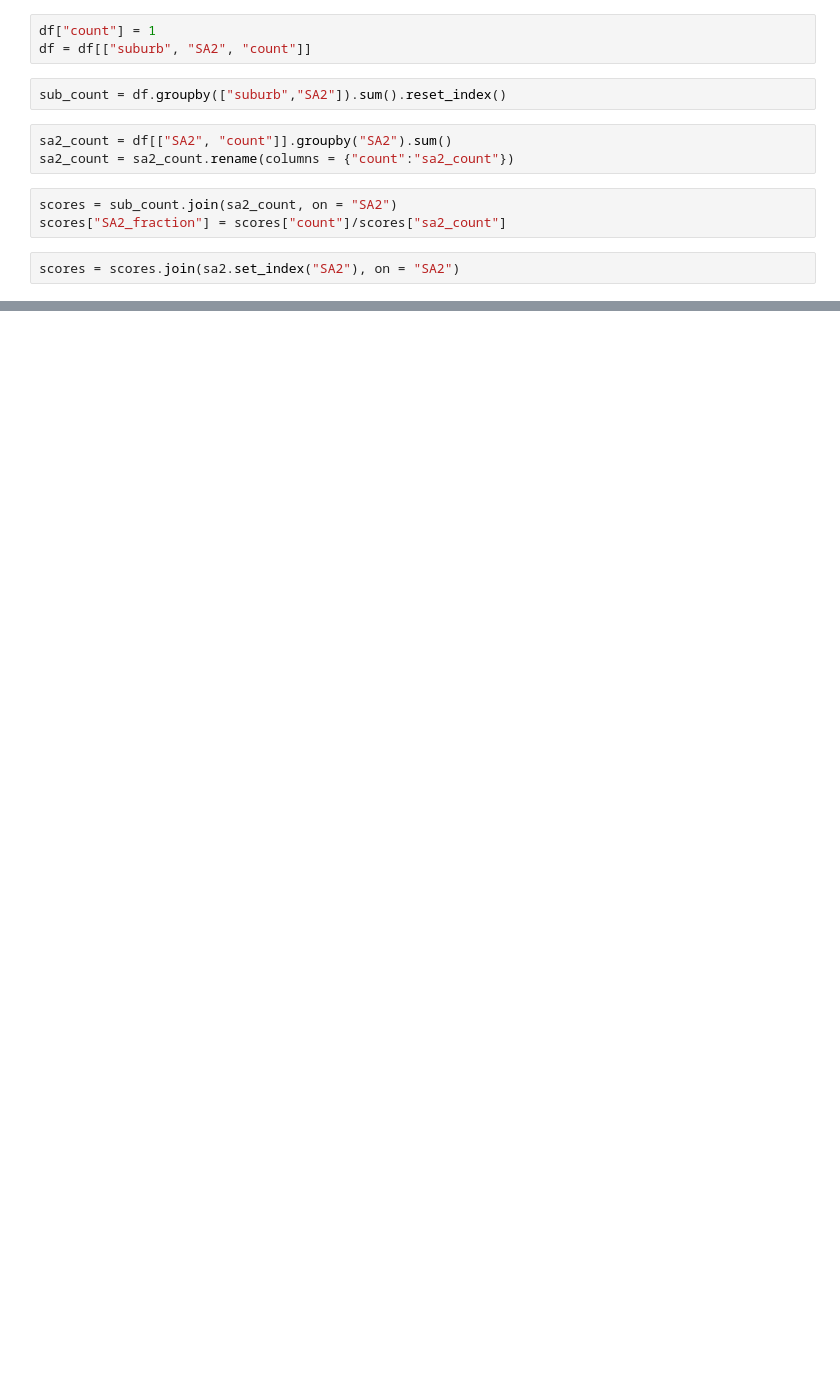
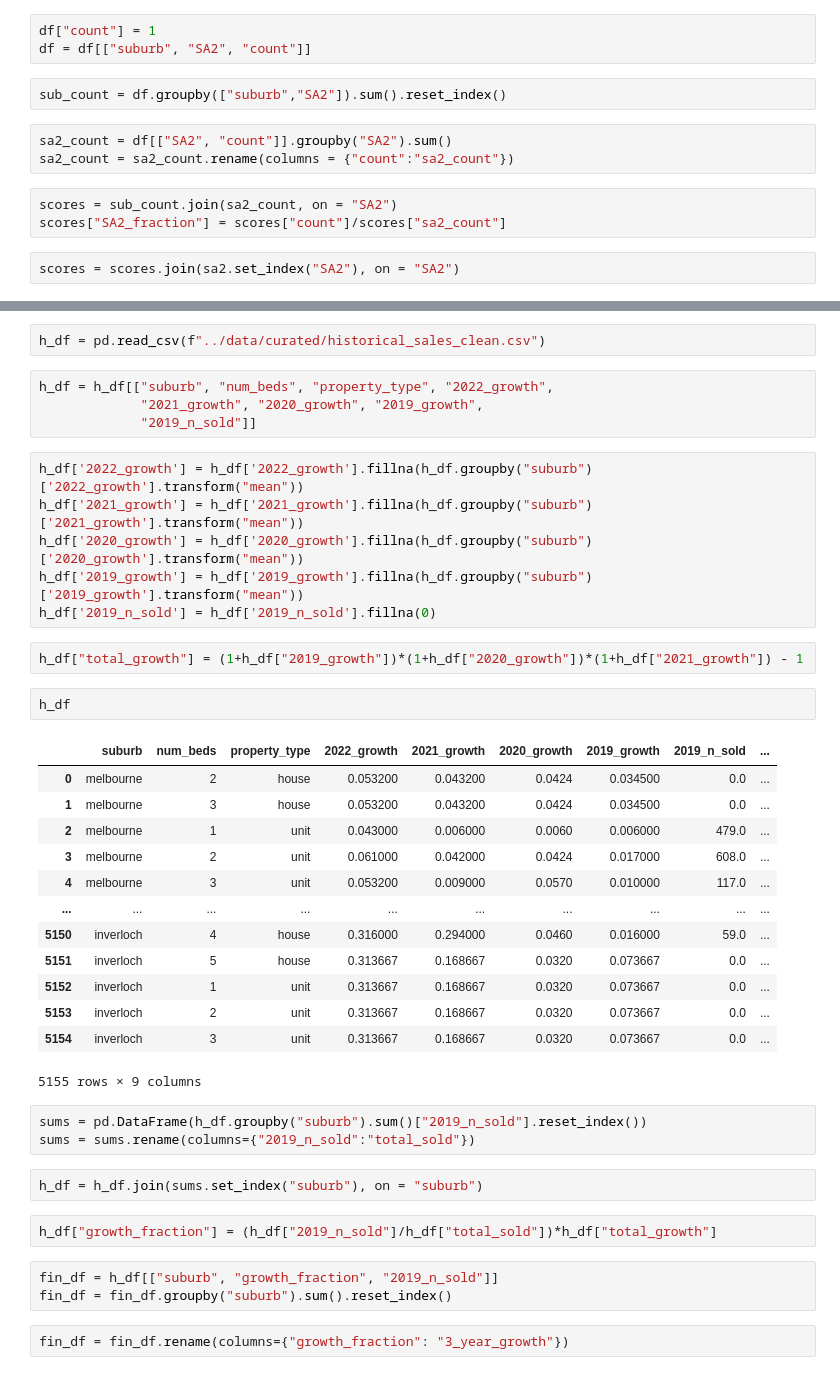
Before and after one commit to MAST30034-Applied-Data-Science/generic-real-estate-consulting-project-group-32, a Jupyter notebook: notebooks/suburb level.ipynb, the cells around one changed output, grey strips where cells are left out. Drawn from its saved outputs; the diff is of its cells as text; blank space fills up the shorter version.

```diff
--- a/notebooks/suburb level.ipynb
+++ b/notebooks/suburb level.ipynb
@@ -82,0 +91,42 @@ suburb_pop
+# %%
+h_df = pd.read_csv(f"../data/curated/historical_sales_clean.csv")
+# %%
+h_df = h_df[["suburb", "num_beds", "property_type", "2022_growth",
+             "2021_growth", "2020_growth", "2019_growth",
+             "2019_n_sold"]]
+# %%
+h_df['2022_growth'] = h_df['2022_growth'].fillna(h_df.groupby("suburb")['2022_growth'].transform("mean"))
+h_df['2021_growth'] = h_df['2021_growth'].fillna(h_df.groupby("suburb")['2021_growth'].transform("mean"))
+h_df['2020_growth'] = h_df['2020_growth'].fillna(h_df.groupby("suburb")['2020_growth'].transform("mean"))
+h_df['2019_growth'] = h_df['2019_growth'].fillna(h_df.groupby("suburb")['2019_growth'].transform("mean"))
+h_df['2019_n_sold'] = h_df['2019_n_sold'].fillna(0)
+# %%
+h_df["total_growth"] = (1+h_df["2019_growth"])*(1+h_df["2020_growth"])*(1+h_df["2021_growth"]) - 1
+# %%
+h_df
+# %% [output]
+|  | suburb | num_beds | property_type | 2022_growth | 2021_growth | 2020_growth | 2019_growth | 2019_n_sold | ... |
+| 0 | melbourne | 2 | house | 0.053200 | 0.043200 | 0.0424 | 0.034500 | 0.0 | ... |
+| 1 | melbourne | 3 | house | 0.053200 | 0.043200 | 0.0424 | 0.034500 | 0.0 | ... |
+| 2 | melbourne | 1 | unit | 0.043000 | 0.006000 | 0.0060 | 0.006000 | 479.0 | ... |
+| 3 | melbourne | 2 | unit | 0.061000 | 0.042000 | 0.0424 | 0.017000 | 608.0 | ... |
+| 4 | melbourne | 3 | unit | 0.053200 | 0.009000 | 0.0570 | 0.010000 | 117.0 | ... |
+| ... | ... | ... | ... | ... | ... | ... | ... | ... | ... |
+| 5150 | inverloch | 4 | house | 0.316000 | 0.294000 | 0.0460 | 0.016000 | 59.0 | ... |
+| 5151 | inverloch | 5 | house | 0.313667 | 0.168667 | 0.0320 | 0.073667 | 0.0 | ... |
+| 5152 | inverloch | 1 | unit | 0.313667 | 0.168667 | 0.0320 | 0.073667 | 0.0 | ... |
+| 5153 | inverloch | 2 | unit | 0.313667 | 0.168667 | 0.0320 | 0.073667 | 0.0 | ... |
+| 5154 | inverloch | 3 | unit | 0.313667 | 0.168667 | 0.0320 | 0.073667 | 0.0 | ... |
+5155 rows × 9 columns
+# %%
+sums = pd.DataFrame(h_df.groupby("suburb").sum()["2019_n_sold"].reset_index())
+sums = sums.rename(columns={"2019_n_sold":"total_sold"})
+# %%
+h_df = h_df.join(sums.set_index("suburb"), on = "suburb")
+# %%
+h_df["growth_fraction"] = (h_df["2019_n_sold"]/h_df["total_sold"])*h_df["total_growth"]
+# %%
+fin_df = h_df[["suburb", "growth_fraction", "2019_n_sold"]]
+fin_df = fin_df.groupby("suburb").sum().reset_index()
+# %%
+fin_df = fin_df.rename(columns={"growth_fraction": "3_year_growth"})
```
Also changed, not shown: parts of 7 cells of this notebook.
